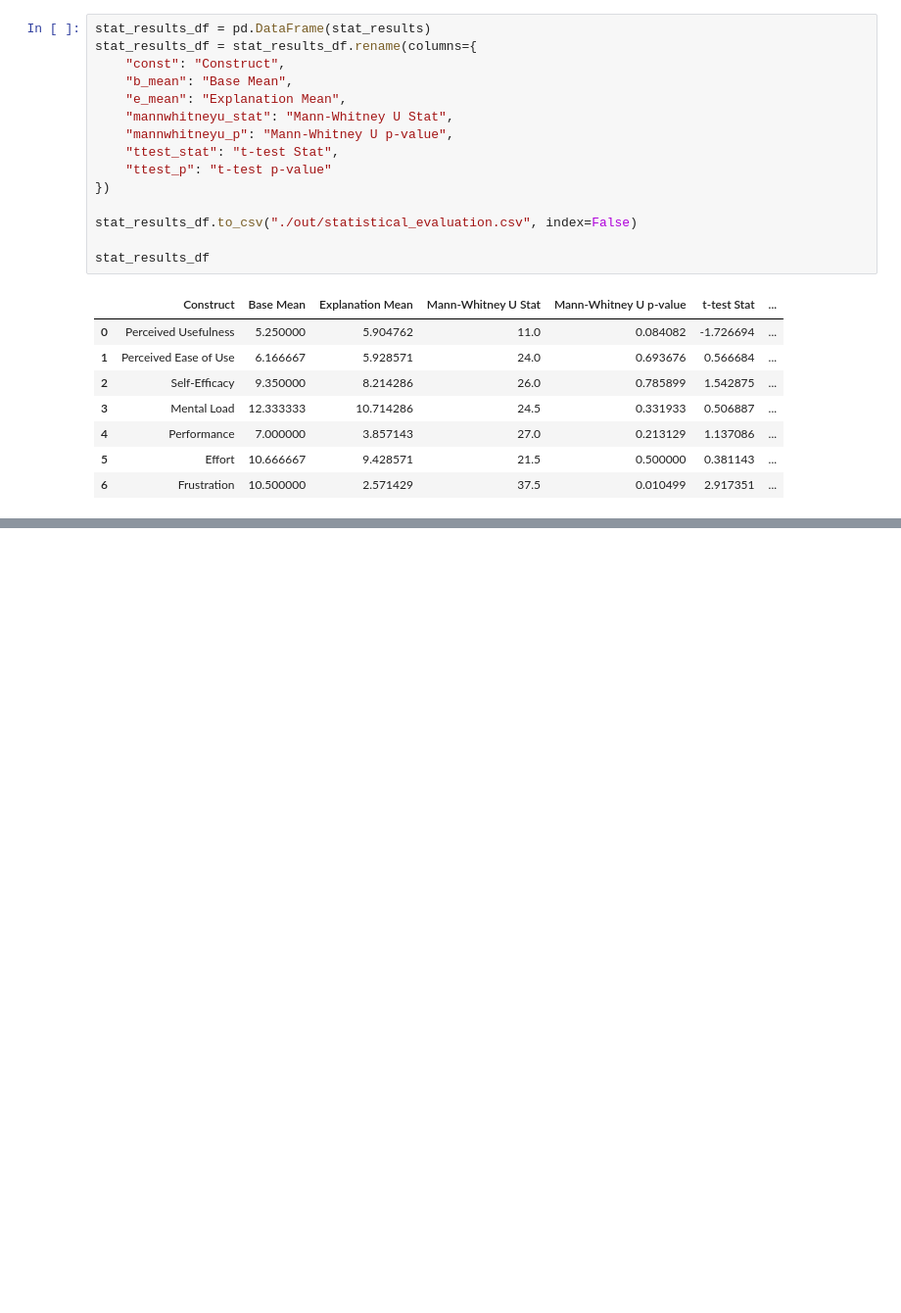
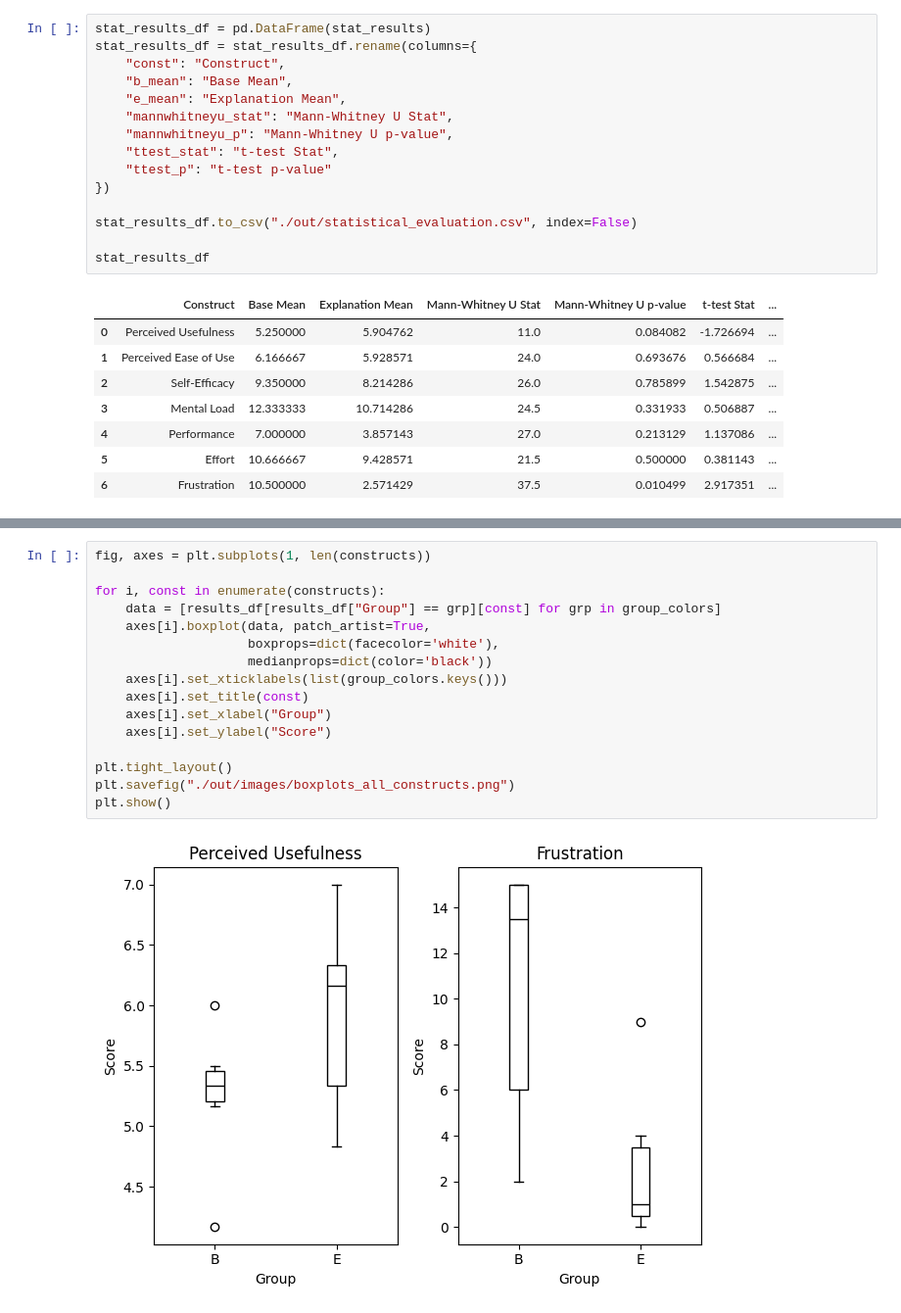
Before and after one commit to nimble-byte/thesis-code, a Jupyter notebook: evaluation/evaluation.ipynb, the cells around one changed output, grey strips where cells are left out. Shown: that part at 98% size. Saved outputs shown, nothing was run; the diff lists cells and outputs as text; blank space fills up the shorter version.

```diff
--- a/evaluation/evaluation.ipynb
+++ b/evaluation/evaluation.ipynb
@@ -194,0 +237,18 @@ stat_results_df
+# %%
+fig, axes = plt.subplots(1, len(constructs))
+
+for i, const in enumerate(constructs):
+    data = [results_df[results_df["Group"] == grp][const] for grp in group_colors]
+    axes[i].boxplot(data, patch_artist=True,
+                    boxprops=dict(facecolor='white'),
+                    medianprops=dict(color='black'))
+    axes[i].set_xticklabels(list(group_colors.keys()))
+    axes[i].set_title(const)
+    axes[i].set_xlabel("Group")
+    axes[i].set_ylabel("Score")
+
+plt.tight_layout()
+plt.savefig("./out/images/boxplots_all_constructs.png")
+plt.show()
+# %% [output]
+[figure, added]
```
Also changed, not shown: parts of 9 cells of this notebook, 19 other files.
